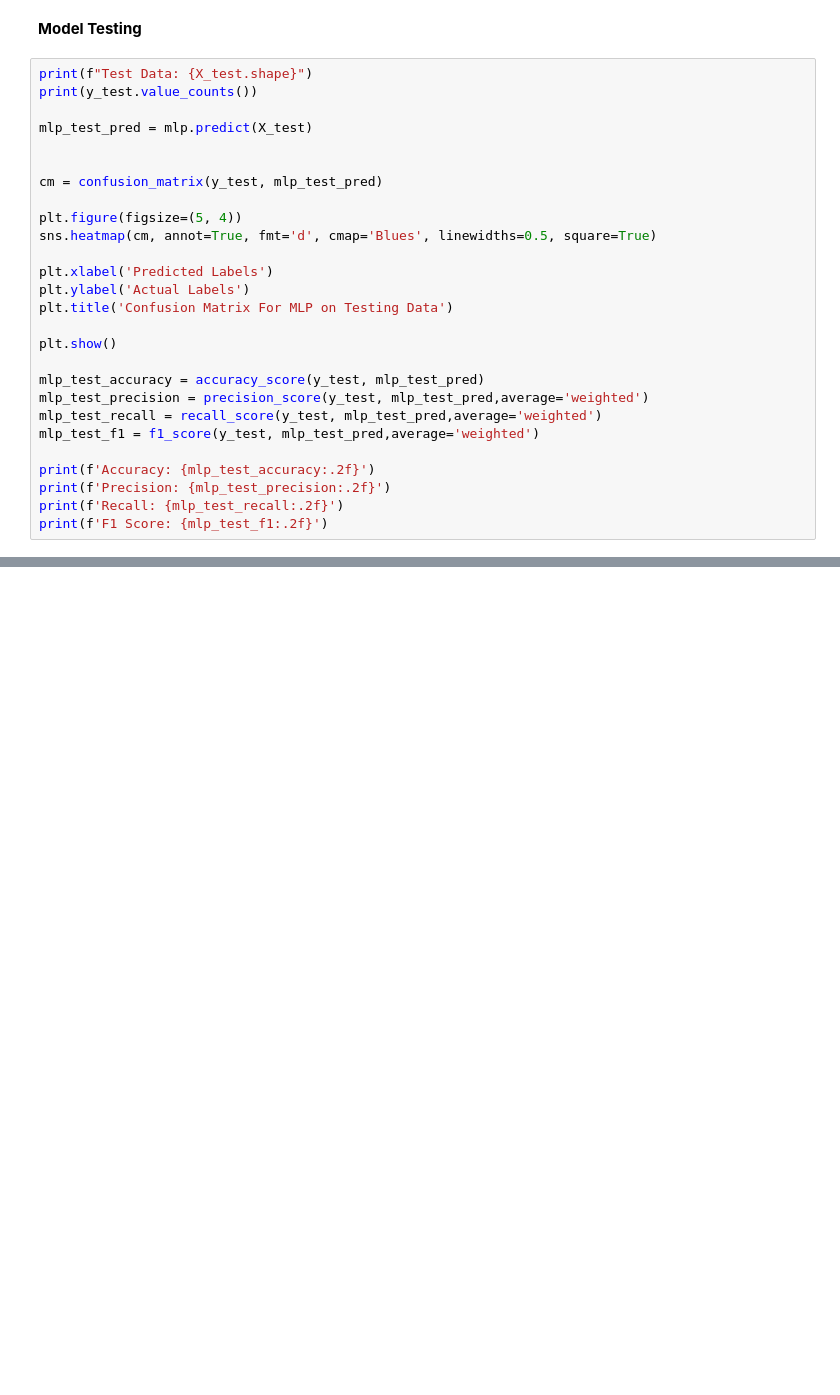
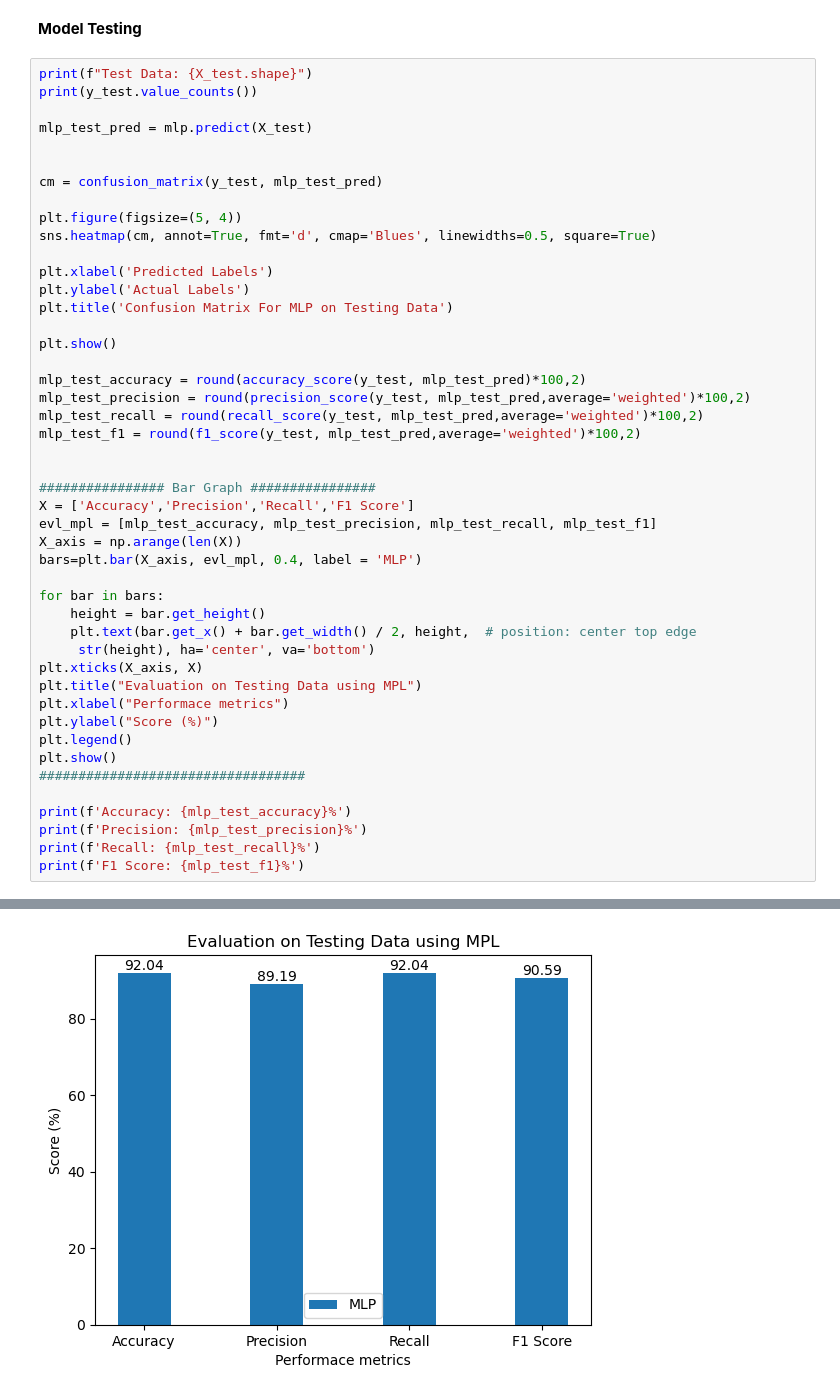
Before and after one commit to Dharmendrathapa3/Diabetes-Prediction, a Jupyter notebook: Diabetes_Prediction.ipynb, the cells around one changed output, grey strips where cells are left out. Drawn from its saved outputs; the diff is of its cells as text; blank space fills up the shorter version.

```diff
--- a/Diabetes_Prediction.ipynb
+++ b/Diabetes_Prediction.ipynb
@@ -139,35 +160,55 @@ F1 Score: 0.90
 # %%
 print(f"Test Data: {X_test.shape}")
 print(y_test.value_counts())
 
 mlp_test_pred = mlp.predict(X_test)
 
 
 cm = confusion_matrix(y_test, mlp_test_pred)
 
 plt.figure(figsize=(5, 4))
 sns.heatmap(cm, annot=True, fmt='d', cmap='Blues', linewidths=0.5, square=True)
 
 plt.xlabel('Predicted Labels')
 plt.ylabel('Actual Labels')
 plt.title('Confusion Matrix For MLP on Testing Data')
 
 plt.show()
 
-mlp_test_accuracy = accuracy_score(y_test, mlp_test_pred)
-mlp_test_precision = precision_score(y_test, mlp_test_pred,average='weighted')
-mlp_test_recall = recall_score(y_test, mlp_test_pred,average='weighted')
-mlp_test_f1 = f1_score(y_test, mlp_test_pred,average='weighted')
+mlp_test_accuracy = round(accuracy_score(y_test, mlp_test_pred)*100,2)
+mlp_test_precision = round(precision_score(y_test, mlp_test_pred,average='weighted')*100,2)
+mlp_test_recall = round(recall_score(y_test, mlp_test_pred,average='weighted')*100,2)
+mlp_test_f1 = round(f1_score(y_test, mlp_test_pred,average='weighted')*100,2)
 
-print(f'Accuracy: {mlp_test_accuracy:.2f}')
-print(f'Precision: {mlp_test_precision:.2f}')
-print(f'Recall: {mlp_test_recall:.2f}')
-print(f'F1 Score: {mlp_test_f1:.2f}')
+
+################ Bar Graph ################
+X = ['Accuracy','Precision','Recall','F1 Score']
+evl_mpl = [mlp_test_accuracy, mlp_test_precision, mlp_test_recall, mlp_test_f1]
+X_axis = np.arange(len(X))
+bars=plt.bar(X_axis, evl_mpl, 0.4, label = 'MLP')
+
+for bar in bars:
+    height = bar.get_height()
+    plt.text(bar.get_x() + bar.get_width() / 2, height,  # position: center top edge
+     str(height), ha='center', va='bottom')
+plt.xticks(X_axis, X)
+plt.title("Evaluation on Testing Data using MPL")
+plt.xlabel("Performace metrics")
+plt.ylabel("Score (%)")
+plt.legend()
+plt.show()
+##################################
+
+print(f'Accuracy: {mlp_test_accuracy}%')
+print(f'Precision: {mlp_test_precision}%')
+print(f'Recall: {mlp_test_recall}%')
+print(f'F1 Score: {mlp_test_f1}%')
 # %% [output]
 Test Data: (804, 5)
 Outcome
 0    437
 1    342
 2     25
 Name: count, dtype: int64
 [figure]
+[figure, added]
```
Also changed, not shown: parts of 2 cells of this notebook.
